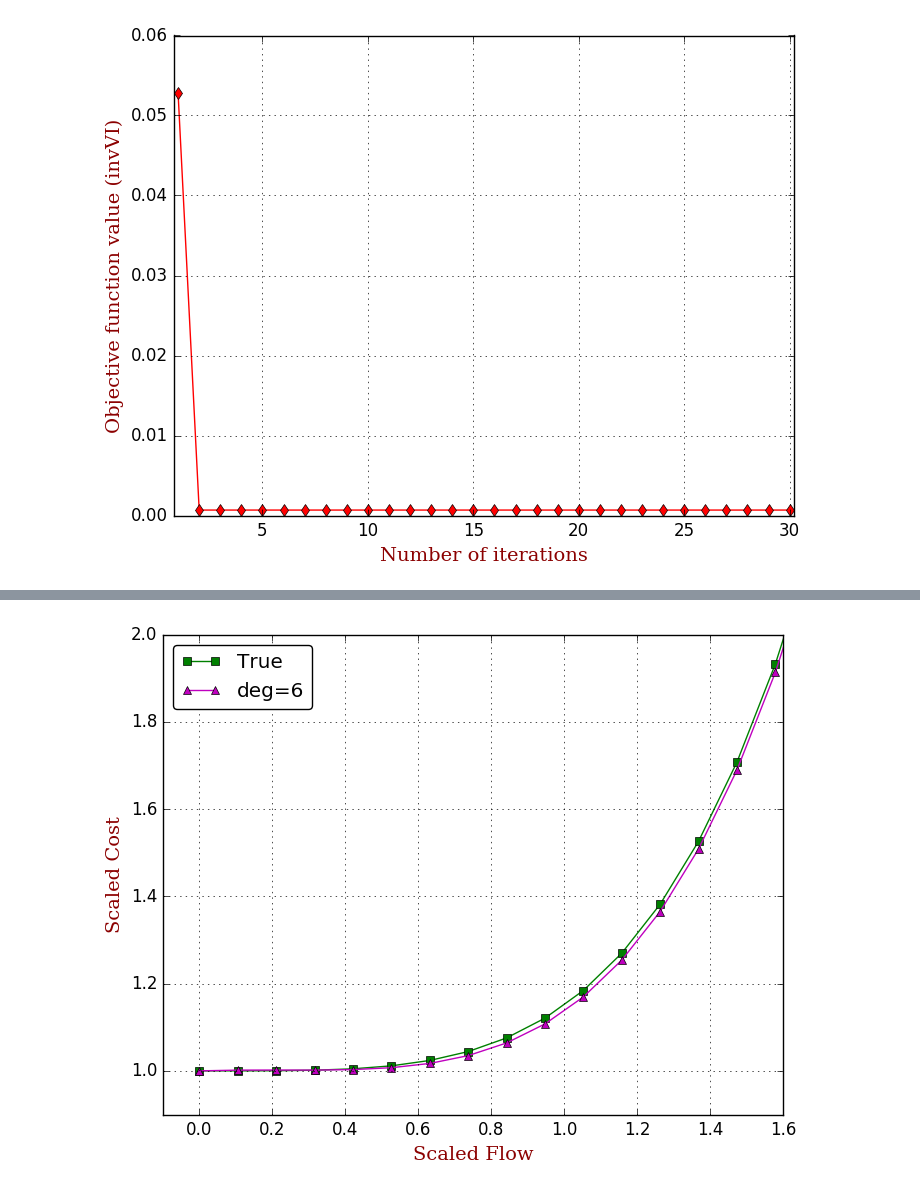
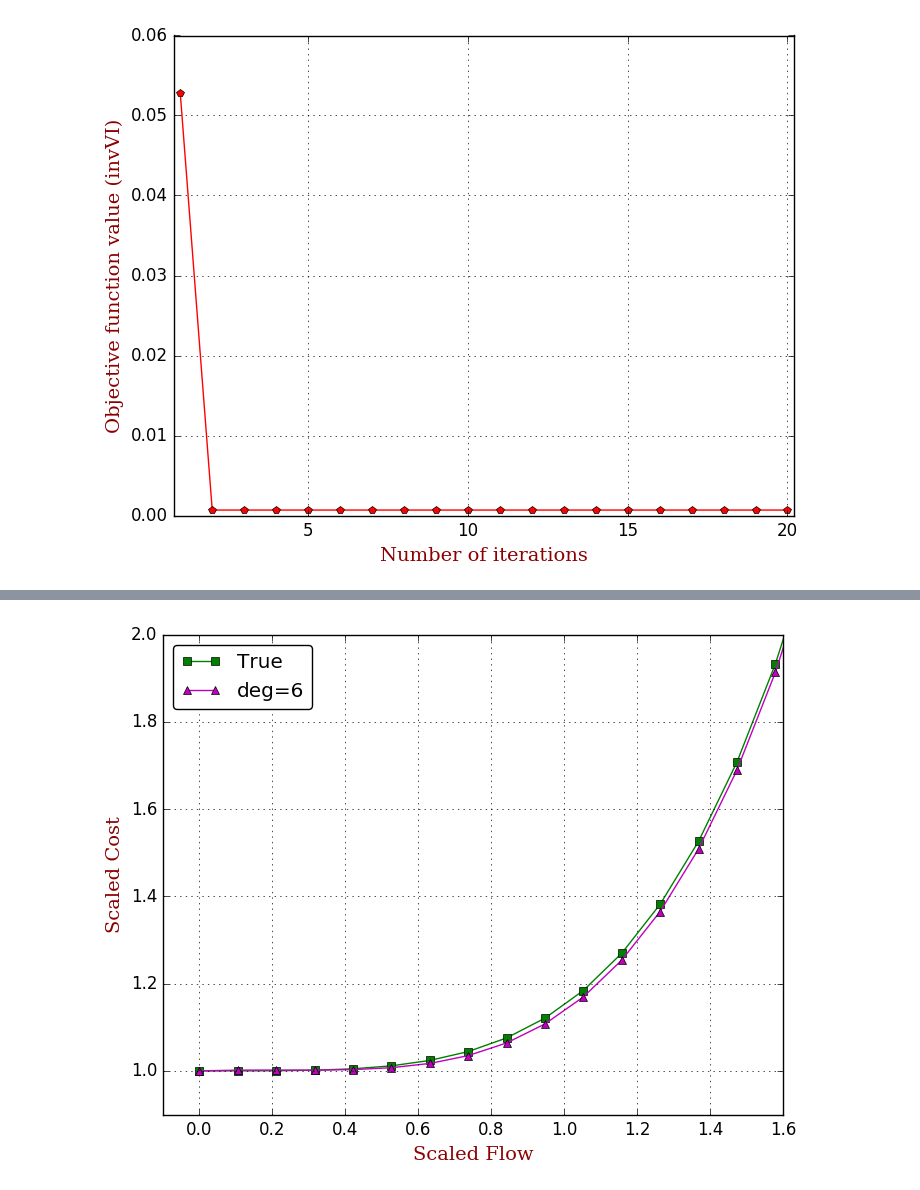
Before and after one commit to jingzbu/InverseVIsTraffic, a Jupyter notebook: 09_develop_new_OD_demand_estimator_Sioux_Simp/05_demands_adjustment_Sioux.ipynb, the cells around one changed output, grey strips where cells are left out. Cells and saved outputs as stored; diff of their text form; code cells hidden in the pictures.

```diff
--- a/09_develop_new_OD_demand_estimator_Sioux_Simp/05_demands_adjustment_Sioux.ipynb
+++ b/09_develop_new_OD_demand_estimator_Sioux_Simp/05_demands_adjustment_Sioux.ipynb
@@ -50,7 +54,7 @@ tau = 0.5;
 jacobiSpiessDict[1] = jacobianSpiess(numLinks, numODpairs, numRoutes, linkRoute, odPairRoute);
 # %%
 # number of iterations
-N = 29;
+N = 19;
 # %%
 for iterNumber = 1:N
 
@@ -203,29 +210,29 @@ savefig("./results/demandsDiff_biLev_Sioux.pdf")
 # %%
 using PyPlot
 
 iterNum = 1:(N+1)
 
 objFun = map(iterNum->objInvVIDict[iterNum], iterNum)
 
 # plot(iterNum, objFun, "s-g", label="True")
 
-plot(iterNum, objFun, "d-r")
+plot(iterNum, objFun, "p-r")
 
 # legend(loc="upper right",fancybox="true")
 
 grid("on")
 
 xlim(0.8, N + 1 + .2)
 # ylim(0.9, 2.0)
 
 font1 = ["family"=>"serif", "color"=>"darkred", "weight"=>"normal", "size"=>14]
 
 xlabel("Number of iterations", fontdict=font1)
 ylabel("Objective function value (invVI)", fontdict=font1)
 
 savefig("./results/objFun_invVI_Sioux.pdf")
 # %% [output]
-[figure, old version]
+[figure, new version]
 # %%
 coeffs_dict
 # %% [output]
```
Also changed, not shown: parts of 8 cells of this notebook, 7 other files.
